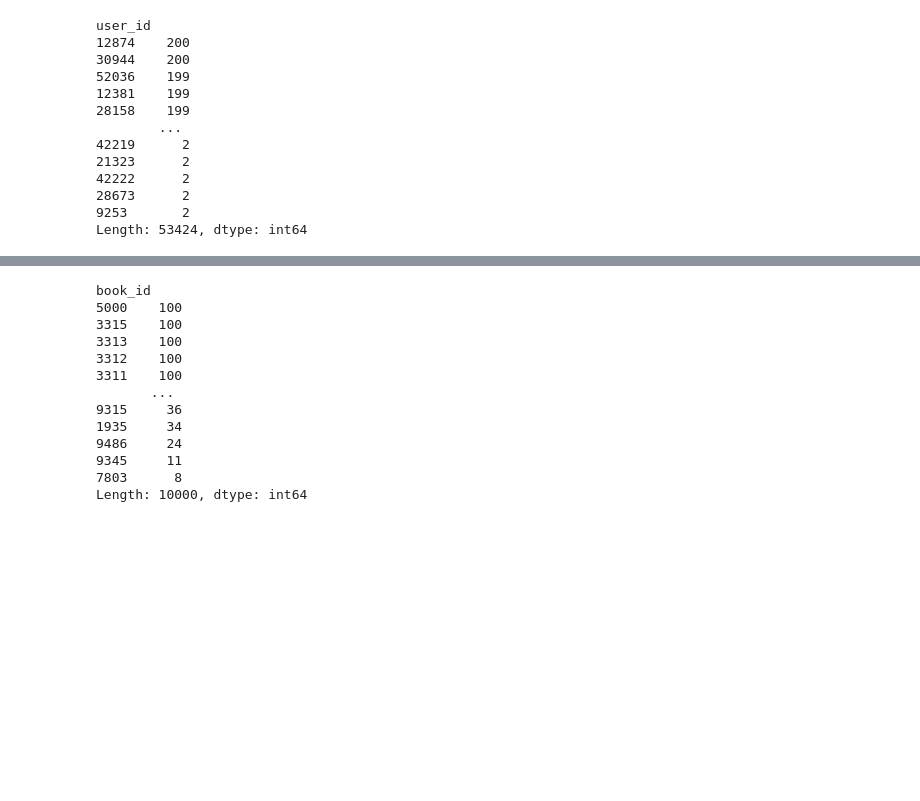
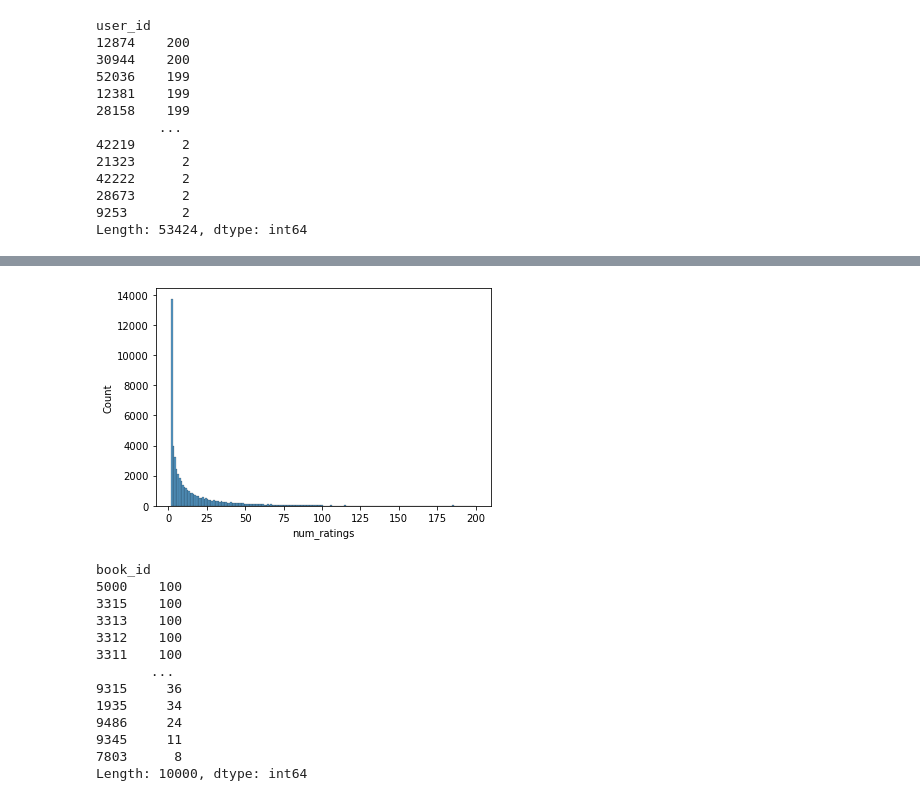
Before and after one commit to gcolson11/Capstone_Books, a Jupyter notebook: Notebooks/Data_Wrangling_and_EDA.ipynb, the cells around one changed output, grey strips where cells are left out. Saved outputs shown, nothing was run; the diff lists cells and outputs as text; code cells hidden in the pictures; blank space fills up the shorter version.

```diff
--- a/Notebooks/Data_Wrangling_and_EDA.ipynb
+++ b/Notebooks/Data_Wrangling_and_EDA.ipynb
@@ -71,3 +76,5 @@ user_id
 28673      2
 9253       2
 Length: 53424, dtype: int64
+# %%
+temp_df = ratings.value_counts('user_id').rename_axis('user_id').reset_index(name='num_ratings')
@@ -74,3 +90,7 @@ Length: 53424, dtype: int64
+# %%
+_ = sns.histplot(x='num_ratings', data=temp_df)
+# %% [output]
+[figure, added]
 # %%
 ratings.value_counts('book_id')
 # %% [output]
```
Also changed, not shown: parts of 22 cells of this notebook.
